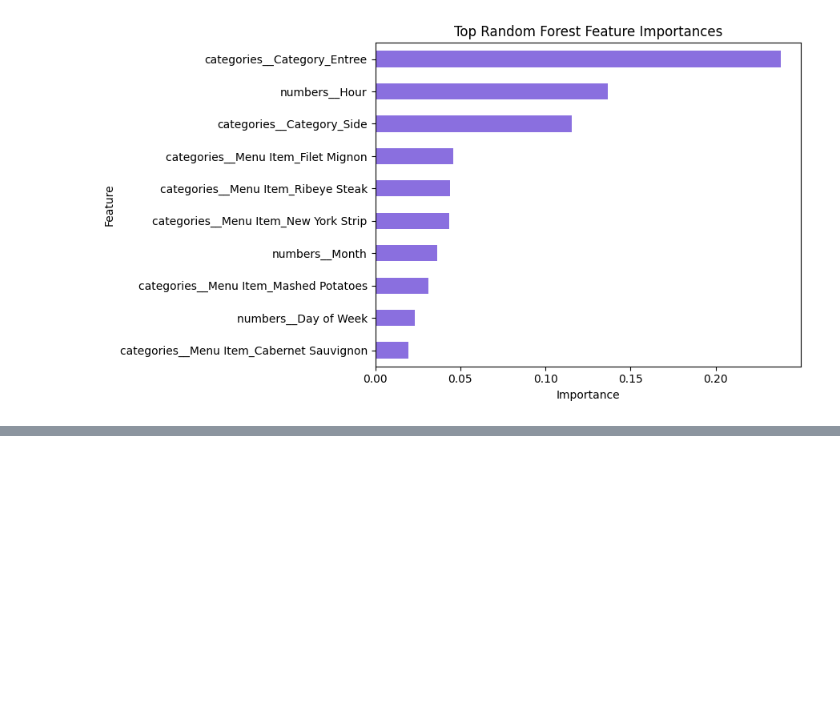
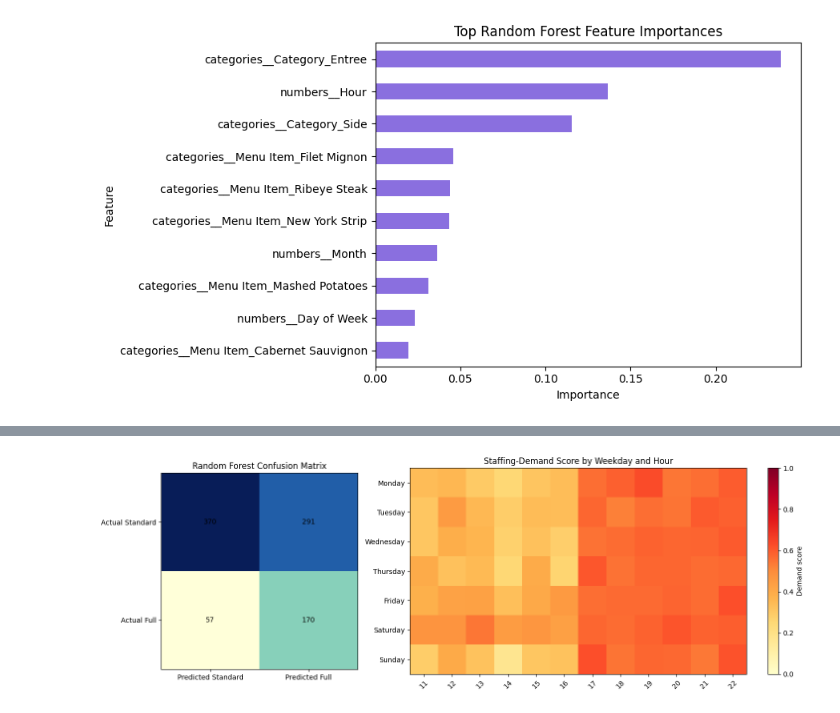
Before and after one commit to antoguarr/RestaurantAnalytics, a Jupyter notebook: notebooks/eda.ipynb, the cells around one changed output, grey strips where cells are left out. Saved outputs shown, nothing was run; the diff lists cells and outputs as text; code cells hidden in the pictures; blank space fills up the shorter version.

Commit message:
Add staffing demand model pipeline

```diff
--- a/notebooks/eda.ipynb
+++ b/notebooks/eda.ipynb
@@ -415,0 +421,9 @@ plt.show()
+# %%
+staffing_evaluation = evaluate_staffing_models(df)
+staffing_results = staffing_evaluation["summary"][[
+    "Model", "Accuracy", "Precision", "Recall", "F1", "ROC_AUC", "CV_F1_Mean"
+]].rename(columns={"ROC_AUC": "ROC-AUC", "CV_F1_Mean": "CV F1"})
+
+print(f"High-workload threshold: {staffing_evaluation['demand_threshold']:.0f} units per hour")
+print(f"Chronological test period begins: {staffing_evaluation['split_date'].date()}")
+staffing_results.round(3)
@@ -415,0 +437,25 @@ plt.show()
+# %%
+staffing_schedule = build_staffing_schedule(staffing_evaluation)
+staffing_matrix = staffing_schedule.pivot(
+    index="Weekday", columns="Hour", values="Staffing Demand Score"
+).reindex(WEEKDAY_ORDER)
+staffing_confusion = staffing_evaluation["models"]["Random Forest"]["confusion_matrix"]
+
+fig, axes = plt.subplots(1, 2, figsize=(15, 5), gridspec_kw={"width_ratios": [0.7, 1.5]})
+axes[0].imshow(staffing_confusion, cmap="YlGnBu")
+axes[0].set_title("Random Forest Confusion Matrix")
+axes[0].set_xticks([0, 1], labels=["Predicted Standard", "Predicted Full"])
+axes[0].set_yticks([0, 1], labels=["Actual Standard", "Actual Full"])
+for row in range(2):
+    for column in range(2):
+        axes[0].text(column, row, staffing_confusion[row, column], ha="center", va="center")
+
+image = axes[1].imshow(staffing_matrix, aspect="auto", cmap="YlOrRd", vmin=0, vmax=1)
+axes[1].set_title("Staffing-Demand Score by Weekday and Hour")
+axes[1].set_xticks(range(len(staffing_matrix.columns)), labels=staffing_matrix.columns, rotation=45)
+axes[1].set_yticks(range(len(staffing_matrix.index)), labels=staffing_matrix.index)
+fig.colorbar(image, ax=axes[1], label="Demand score")
+plt.tight_layout()
+plt.show()
+# %% [output]
+[figure, added]
```
Also changed, not shown: parts of 6 cells of this notebook, 8 other files.
